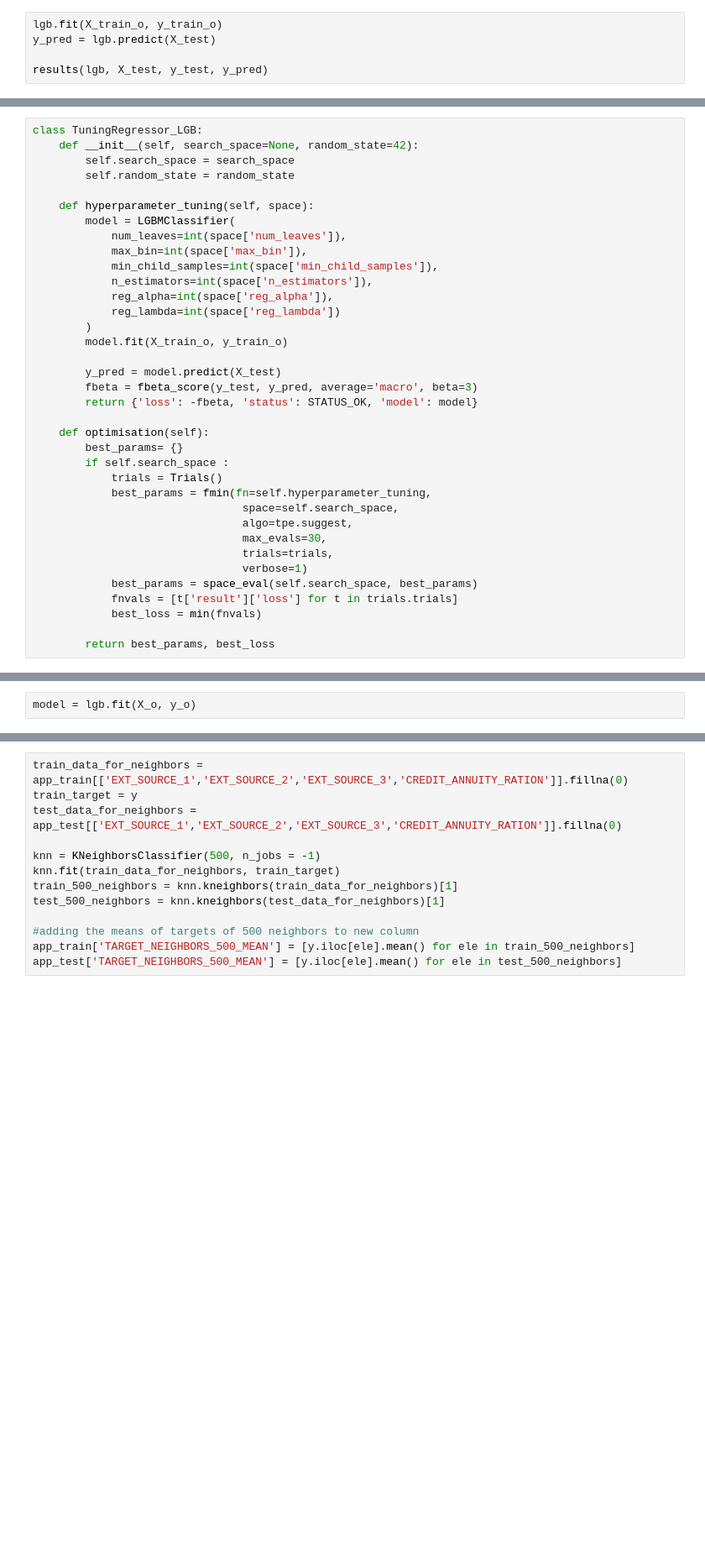
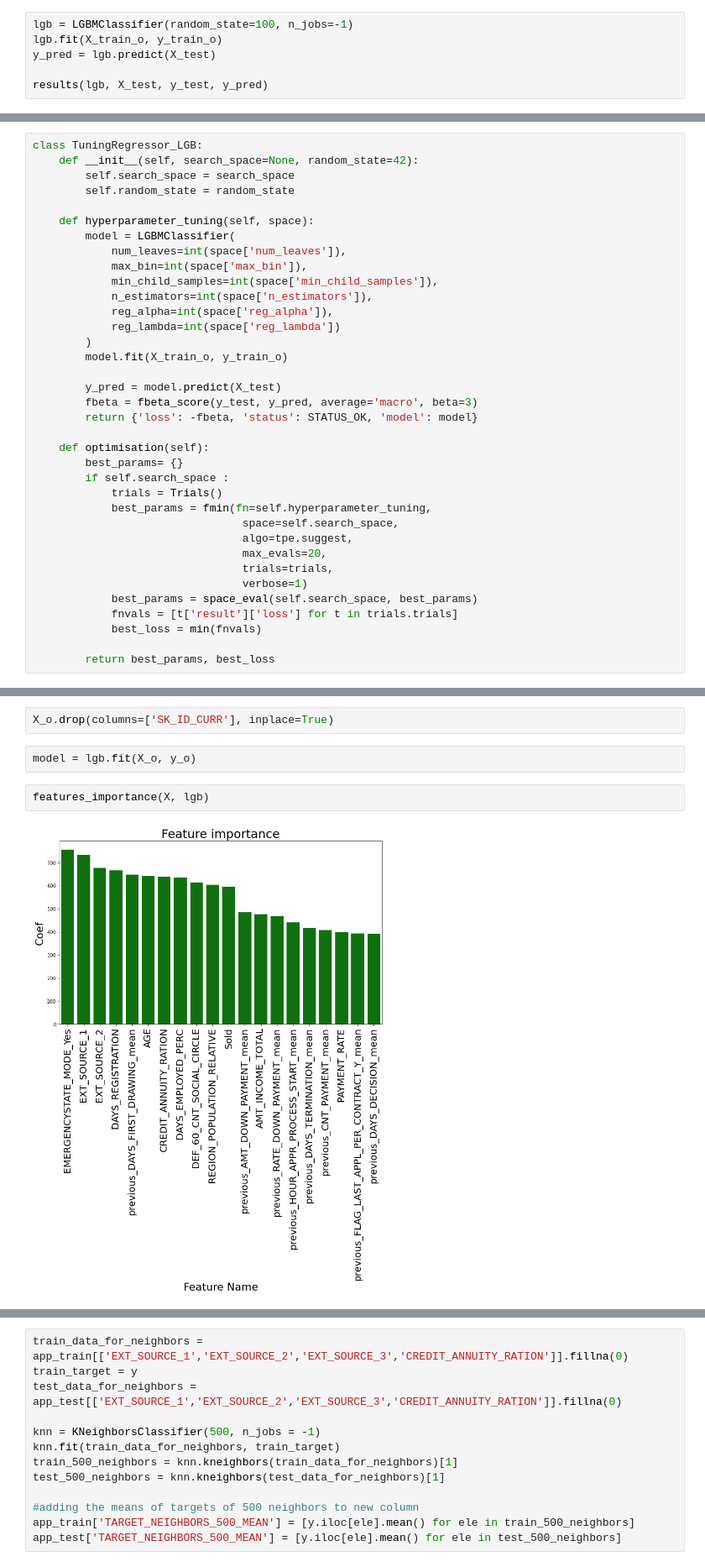
Before and after one commit to Letiziapichon/Project_7_Openclassrooms, a Jupyter notebook: Model.ipynb, the cells around one changed output, grey strips where cells are left out. Shown at 84% size. Cells and saved outputs as stored; diff of their text form; blank space fills up the shorter version.

```diff
--- a/Model.ipynb
+++ b/Model.ipynb
@@ -343,4 +363,5 @@ features_importance(X, clf)
 # %%
+lgb = LGBMClassifier(random_state=100, n_jobs=-1)
 lgb.fit(X_train_o, y_train_o)
 y_pred = lgb.predict(X_test)
 
@@ -456,7 +477,7 @@ class TuningRegressor_LGB:
             best_params = fmin(fn=self.hyperparameter_tuning,
                                 space=self.search_space,
                                 algo=tpe.suggest,
-                                max_evals=30,
+                                max_evals=20,
                                 trials=trials,
                                 verbose=1)
             best_params = space_eval(self.search_space, best_params)
@@ -496,5 +519,11 @@ array([0.8708009 , 0.87014402, 0.87031567, 0.87030175, 0.86823165])
+# %%
+X_o.drop(columns=['SK_ID_CURR'], inplace=True)
 # %%
 model = lgb.fit(X_o, y_o)
+# %%
+features_importance(X, lgb)
+# %% [output]
+[figure, added]
 # %%
 import joblib
 # save model
```
Also changed, not shown: parts of 79 cells of this notebook.
